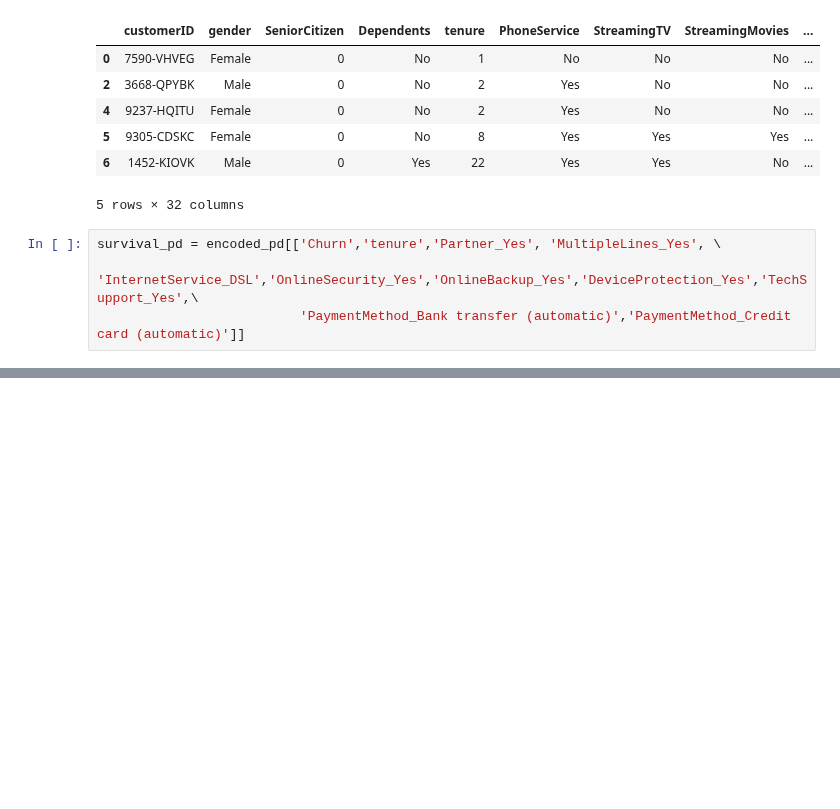
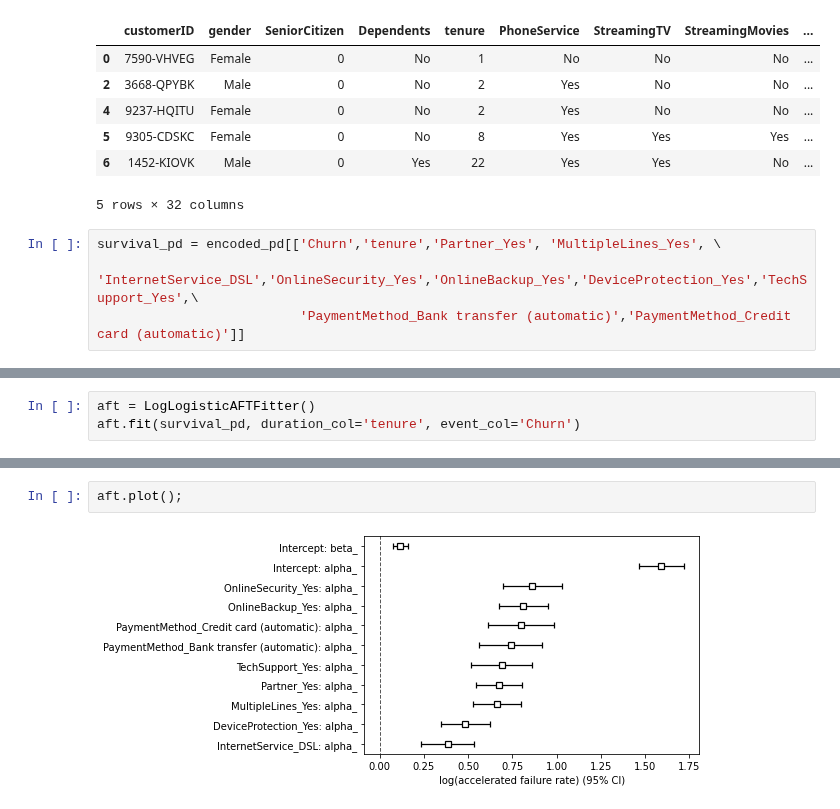
Before and after one commit to suvigyajain0101/CaseStudies, a Jupyter notebook: SurvivalAnalysis/04_Accelerated_Failure_Time.ipynb, the cells around one changed output, grey strips where cells are left out. Cells and saved outputs as stored; diff of their text form; blank space fills up the shorter version.

```diff
--- a/SurvivalAnalysis/04_Accelerated_Failure_Time.ipynb
+++ b/SurvivalAnalysis/04_Accelerated_Failure_Time.ipynb
@@ -86,0 +100,3 @@ survival_pd = encoded_pd[['Churn','tenure','Partner_Yes', 'MultipleLines_Yes', \
+# %%
+aft = LogLogisticAFTFitter()
+aft.fit(survival_pd, duration_col='tenure', event_col='Churn')
@@ -86,0 +158,4 @@ survival_pd = encoded_pd[['Churn','tenure','Partner_Yes', 'MultipleLines_Yes', \
+# %%
+aft.plot();
+# %% [output]
+[figure, added]
```
Also changed, not shown: parts of 18 cells of this notebook.
